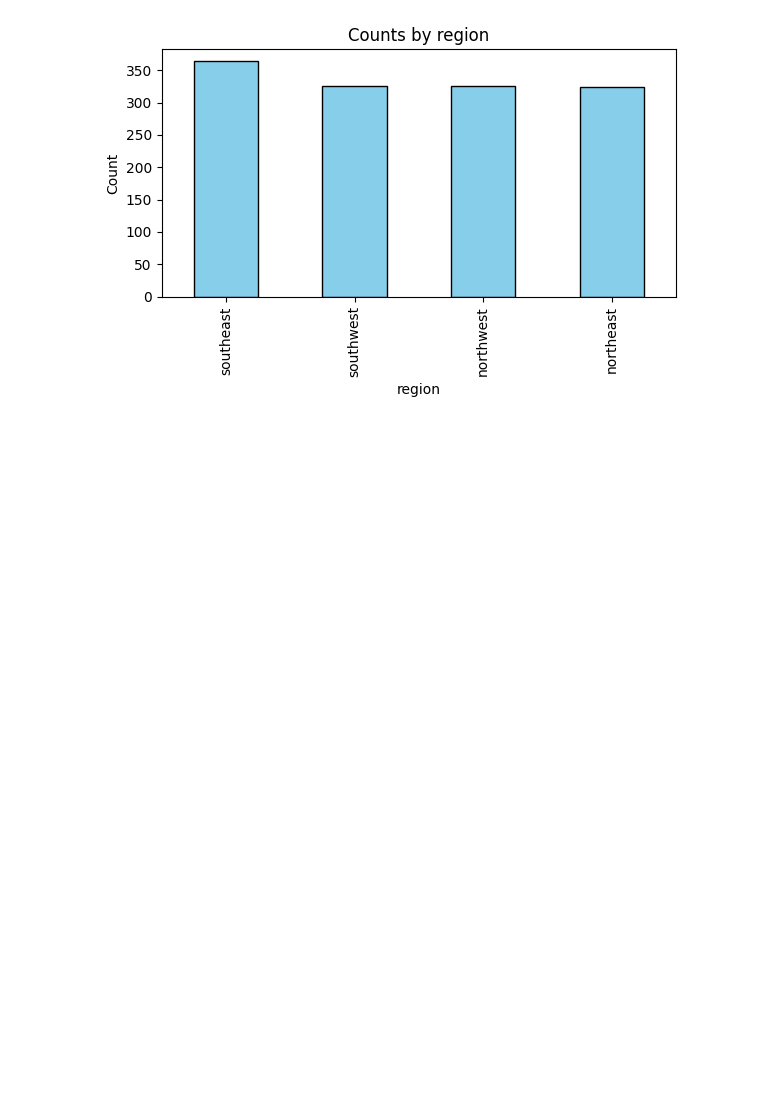
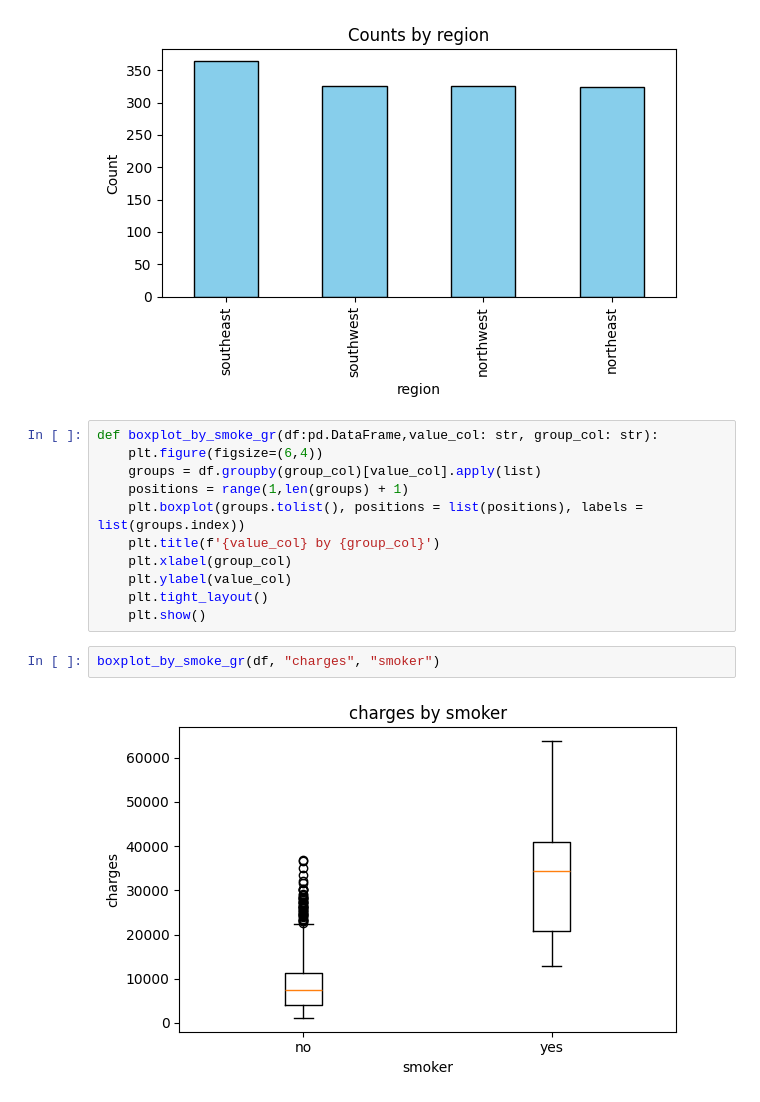
Before and after one commit to CharalamposZisis/Medical-Insurance-Cost, a Jupyter notebook: main.ipynb, the cells around one changed output. Drawn from its saved outputs; the diff is of its cells as text; blank space fills up the shorter version.

```diff
--- a/main.ipynb
+++ b/main.ipynb
@@ -163,3 +161,18 @@ for col in ["sex", "smoker", "region"]:
 [figure]
 [figure]
 [figure]
+# %%
+def boxplot_by_smoke_gr(df:pd.DataFrame,value_col: str, group_col: str):
+    plt.figure(figsize=(6,4))
+    groups = df.groupby(group_col)[value_col].apply(list)
+    positions = range(1,len(groups) + 1)
+    plt.boxplot(groups.tolist(), positions = list(positions), labels = list(groups.index))
+    plt.title(f'{value_col} by {group_col}')
+    plt.xlabel(group_col)
+    plt.ylabel(value_col)
+    plt.tight_layout()
+    plt.show()
+# %%
+boxplot_by_smoke_gr(df, "charges", "smoker")
+# %% [output]
+[figure, added]
```
Also changed, not shown: parts of 19 cells of this notebook, 1 other file.
